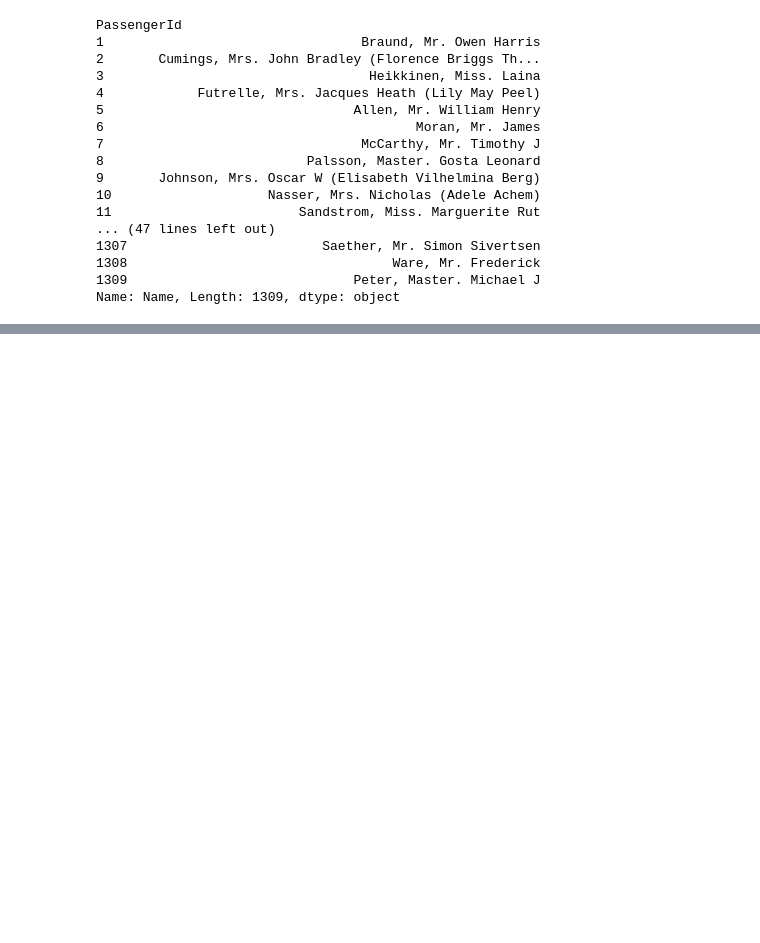
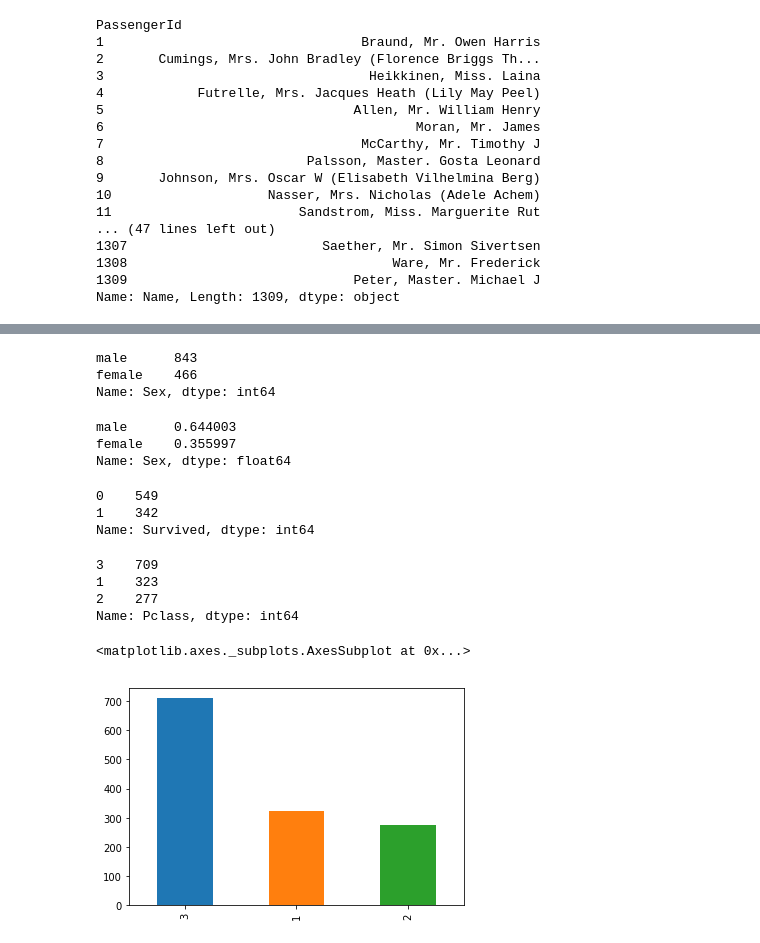
Before and after one commit to graemerenfrew/titanic, a Jupyter notebook: notebooks/2.0-ak-exploring-processing-data.ipynb, the cells around one changed output, grey strips where cells are left out. Drawn from its saved outputs; the diff is of its cells as text; code cells hidden in the pictures; blank space fills up the shorter version.

```diff
--- a/notebooks/2.0-ak-exploring-processing-data.ipynb
+++ b/notebooks/2.0-ak-exploring-processing-data.ipynb
@@ -173,0 +370,39 @@ Name: Name, Length: 1309, dtype: object
+# %%
+# we can see tehre are only 3 embarked points, with most popular S southhampton
+# we don't have category-wise counts of proportions so we use value counts
+df.Sex.value_counts()
+# %% [output]
+male      843
+female    466
+Name: Sex, dtype: int64
+# %%
+# get the proposition using the normalise
+df.Sex.value_counts(normalize=True)
+# %% [output]
+male      0.644003
+female    0.355997
+Name: Sex, dtype: float64
+# %%
+# apply the value count on other columns
+# who survived or not? but ignore our default Test rows.
+# So this is extracing only the Training data from the df, and seeing how many survived.
+df[df.Survived != -888].Survived.value_counts()
+# %% [output]
+0    549
+1    342
+Name: Survived, dtype: int64
+# %%
+# how many passengers were in each class?
+df.Pclass.value_counts()
+# %% [output]
+3    709
+1    323
+2    277
+Name: Pclass, dtype: int64
+# %%
+# most were in third class
+# visualise these...
+df.Pclass.value_counts().plot(kind='bar')
+# %% [output]
+<matplotlib.axes._subplots.AxesSubplot at 0x...>
+[figure, added]
```
Also changed, not shown: parts of 18 cells of this notebook.
